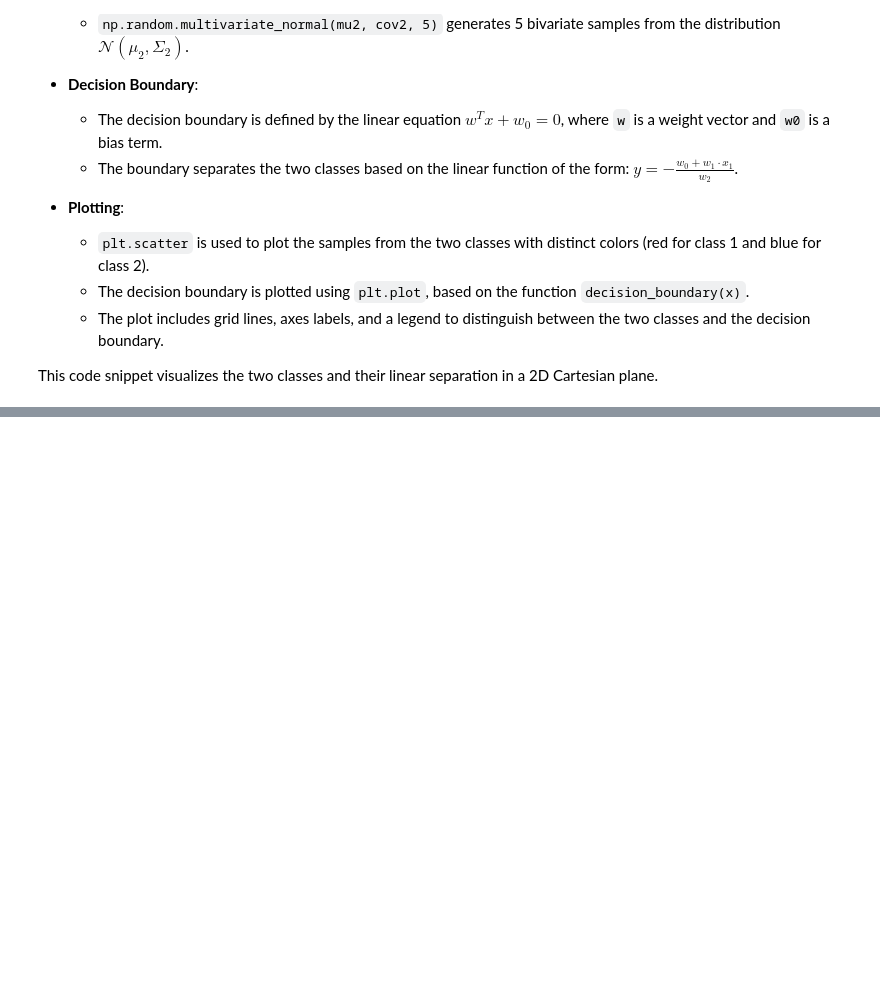
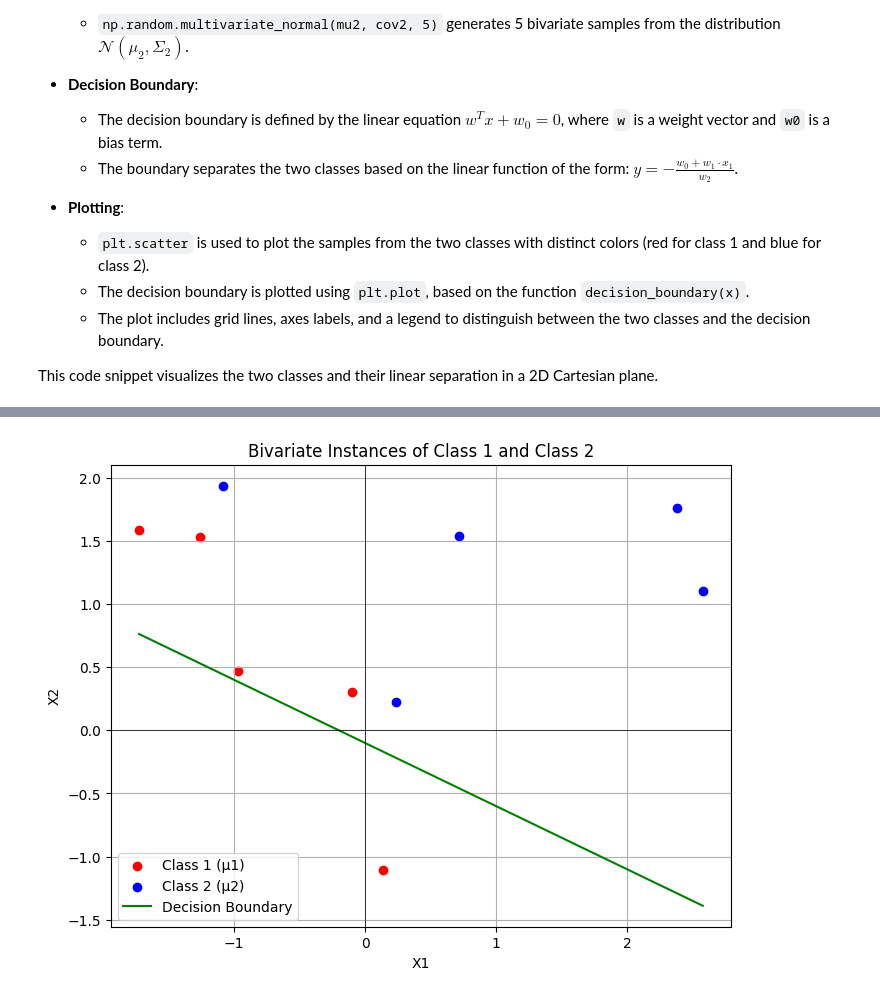
Before and after one commit to tihassfjord/RepDatWest, a Jupyter notebook: weeklyexercises/set3/exercise3.ipynb, the cells around one changed output, grey strips where cells are left out. Cells and saved outputs as stored; diff of their text form; code cells hidden in the pictures; blank space fills up the shorter version.

```diff
--- a/weeklyexercises/set3/exercise3.ipynb
+++ b/weeklyexercises/set3/exercise3.ipynb
@@ -138,0 +362,57 @@ This code snippet visualizes the two classes and their linear separation in a 2D
+# %%
+import numpy as np
+import matplotlib.pyplot as plt
+from mpl_toolkits.mplot3d import Axes3D  # For 3D plotting
+
+
+# Sigmoid function
+def sigmoid(z):
+    return 1 / (1 + np.exp(-z))
+
+# (1a) Generate bivariate instances from two normal distributions
+mu1 = np.array([0, 0])  # Mean of the first class
+mu2 = np.array([1, 1])  # Mean of the second class
+sigma1 = np.eye(2)  # Identity covariance matrix for class 1
+sigma2 = np.eye(2)  # Identity covariance matrix for class 2
+
+# Generate 5 samples from each distribution
+np.random.seed(30)  # Seed for reproducibility
+samples1 = np.random.multivariate_normal(mu1, sigma1, 5)  # Class 1 samples
+samples2 = np.random.multivariate_normal(mu2, sigma2, 5)  # Class 2 samples
+
+
+# Assign arbitrary weights
+weights = np.array([1, 2])
+intercept = 0.2
+
+# Combine the data
+X = np.concatenate((samples1, samples2), axis=0)
+y = np.concatenate((np.zeros(5), np.ones(5)))  # Class labels (0 for class 1, 1 for class 2)
+# Plot the data and linear decision boundary
+def decision_boundary(x1, weights, intercept):
+    w1, w2 = weights[0], weights[1]  # Extract weights for liveness (x1) and loudness (x2)
+    return -(w1 / w2) * x1 - (intercept / w2)  # Rearrange to get x2 in terms of x1
+
+# Generate x1 values for plotting, make sure it covers the entire x-axis
+x1_range = np.linspace(X[:, 0].min(), X[:, 0].max(), 100)
+x2_range = decision_boundary(x1_range, weights, intercept)
+
+
+# Plot the samples in 2D
+plt.figure(figsize=(8, 6))
+plt.scatter(samples1[:, 0], samples1[:, 1], color='red', label='Class 1 (μ1)')
+plt.scatter(samples2[:, 0], samples2[:, 1], color='blue', label='Class 2 (μ2)')
+
+# Plot the decision boundary
+plt.plot(x1_range, x2_range, color='green', label='Decision Boundary')
+plt.axhline(0, color='black', linewidth=0.5)
+plt.axvline(0, color='black', linewidth=0.5)
+plt.xlabel('X1')
+plt.ylabel('X2')
+plt.title('Bivariate Instances of Class 1 and Class 2')
+plt.legend()
+plt.grid(True)
+
+plt.show()
+# %% [output]
+[figure, added]
```
Also changed, not shown: parts of 10 cells of this notebook, 2 other files.
